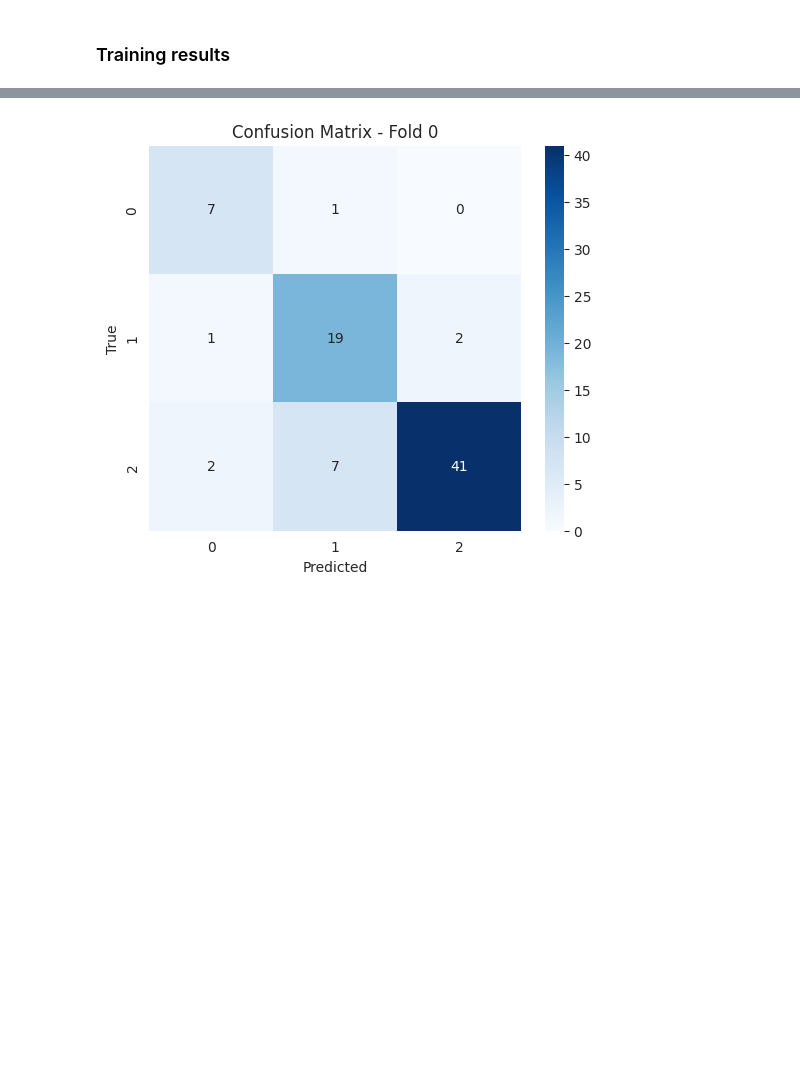
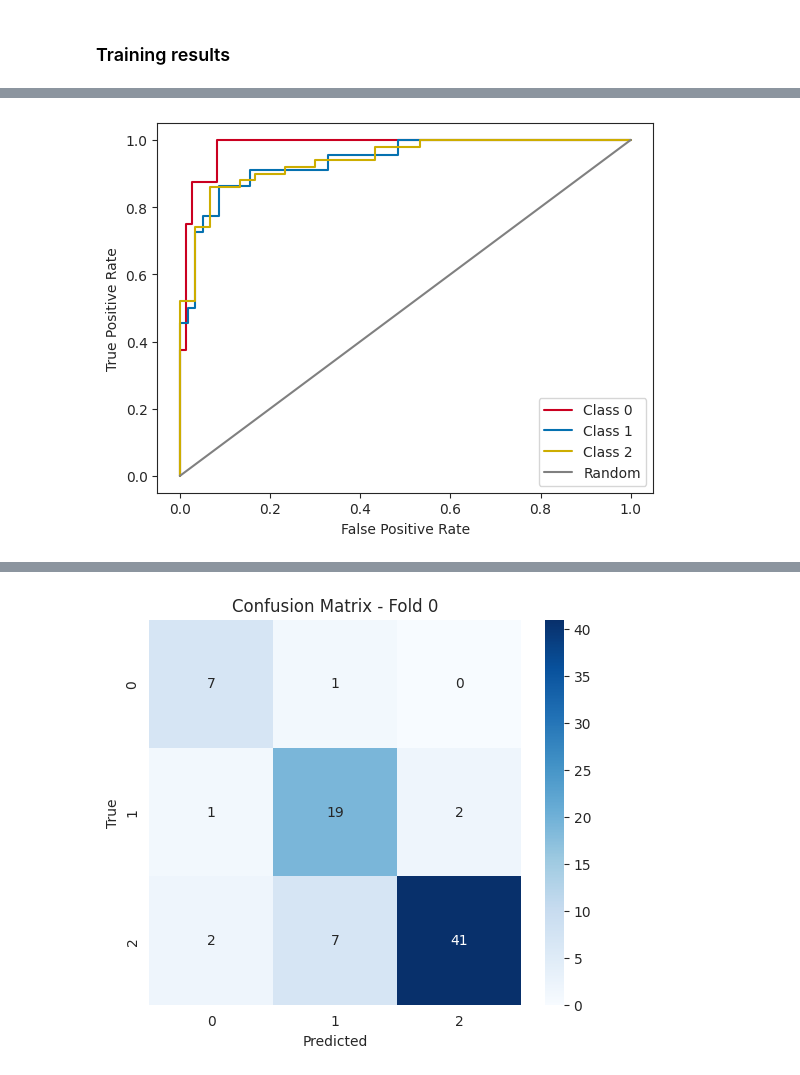
Before and after one commit to BodenmillerGroup/RCC_publication, a Jupyter notebook: HE/04_VisualizationResults.ipynb, the cells around one changed output, grey strips where cells are left out. Drawn from its saved outputs; the diff is of its cells as text; code cells hidden in the pictures; blank space fills up the shorter version.

```diff
--- a/HE/04_VisualizationResults.ipynb
+++ b/HE/04_VisualizationResults.ipynb
@@ -298,0 +351,100 @@ plt.show()
+# %%
+import matplotlib.pyplot as plt
+import numpy as np
+from sklearn.metrics import roc_curve, auc, precision_recall_curve
+from sklearn.preprocessing import label_binarize
+
+# Initialize lists to store data for ROC and AUC-PR across folds
+fpr_all = {0: [], 1: [], 2: []}  # To store FPR for each class
+tpr_all = {0: [], 1: [], 2: []}  # To store TPR for each class
+precision_all = {0: [], 1: [], 2: []}  # To store Precision for each class
+recall_all = {0: [], 1: [], 2: []}  # To store Recall for each class
+auc_scores = {0: [], 1: [], 2: []}  # To store ROC AUC scores for each class
+
+# Define a color map for each class
+class_colors = {0: '#CA0020', 1: '#0571B0', 2: '#cdad00'}
+
+sns.set_style('ticks')
+
+# Loop through each fold in results
+for result in results:
+    true_labels = []
+    pred_probs = []
+
+    for key, value in result.items():
+        true_labels.append(value['label'])
+        pred_probs.append(value['prob'])
+
+    true_labels = np.array(true_labels)
+    pred_probs = np.array(pred_probs).reshape(len(true_labels), -1)
+
+    # Binarize true labels for multi-class ROC and AUC-PR
+    true_labels_bin = label_binarize(true_labels, classes=[0, 1, 2])
+
+    # ROC curve visualization for this fold
+    for class_idx in [0, 1, 2]:
+        # Get true labels and predicted probabilities for this class
+        true_labels_class = true_labels_bin[:, class_idx]
+        pred_probs_class = pred_probs[:, class_idx]
+
+        # Compute ROC curve
+        fpr, tpr, _ = roc_curve(true_labels_class, pred_probs_class)
+        #roc_auc = auc(fpr, tpr)  #Calculate AUC
+        roc_auc = roc_auc_score(true_labels_class, pred_probs_class, multi_class='ovr', average='weighted')
+
+        # Store ROC curve data for this class
+        fpr_all[class_idx].append(fpr)
+        tpr_all[class_idx].append(tpr)
+
+        # Store ROC AUC for this class
+        auc_scores[class_idx].append(roc_auc)
+
+        # Plot ROC curve for the class
+        plt.plot(fpr, tpr, label=f'Class {class_idx}', color = class_colors[class_idx])
+
+    # Plot random chance (diagonal)
+    plt.plot([0, 1], [0, 1], color = 'grey', linestyle = '-', label='Random')
+    plt.xlabel('False Positive Rate')
+    plt.ylabel('True Positive Rate')
+    plt.legend(loc='lower right')
+
+    plt.show()
+
+# Interpolate the FPR and TPR values for each class
+n_points = 100  # Number of points to interpolate to (more fine-grained)
+fpr_interpolated = {0: [], 1: [], 2: []}
+tpr_interpolated = {0: [], 1: [], 2: []}
+
+for class_idx in [0, 1, 2]:
+    # Get the FPR and TPR for each fold
+    fprs = fpr_all[class_idx]
+    tprs = tpr_all[class_idx]
+
+    # Interpolate the FPR and TPR values to the same number of points
+    mean_fpr = np.linspace(0, 1, n_points)
+    mean_tpr = np.mean([np.interp(mean_fpr, fpr, tpr) for fpr, tpr in zip(fprs, tprs)], axis=0)
+
+    fpr_interpolated[class_idx] = mean_fpr
+    tpr_interpolated[class_idx] = mean_tpr
+
+# Compute the average ROC AUC and standard deviation for each class
+roc_auc_mean = {class_idx: np.mean(auc_scores[class_idx]) for class_idx in [0, 1, 2]}
+roc_auc_std = {class_idx: np.std(auc_scores[class_idx]) for class_idx in [0, 1, 2]}
+
+# ROC curve plot (average across folds with SD)
+for class_idx in [0, 1, 2]:
+    # Compute mean and std for FPR and TPR
+    tpr_std = np.std([np.interp(fpr_interpolated[class_idx], fpr, tpr) for fpr, tpr in zip(fpr_all[class_idx], tpr_all[class_idx])], axis=0)
+
+    # Plot the average ROC curve
+    plt.plot(fpr_interpolated[class_idx], tpr_interpolated[class_idx], label=f'Class {class_idx} - AUC: {roc_auc_mean[class_idx]:.3}', color = class_colors[class_idx])
+    plt.fill_between(fpr_interpolated[class_idx], tpr_interpolated[class_idx] - tpr_std, tpr_interpolated[class_idx] + tpr_std, color=class_colors[class_idx], alpha=0.1)  # SD shading
+
+# Plot random chance (diagonal)
+plt.plot([0, 1], [0, 1], color = 'grey', linestyle = '-', label='Random')
+plt.xlabel('1-Specificity')
+plt.ylabel('Sensitivity')
+plt.legend(loc='lower right')
+plt.show()
+# %% [output]
+[figure, added]
```
Also changed, not shown: parts of 12 cells of this notebook, 5 other files.
